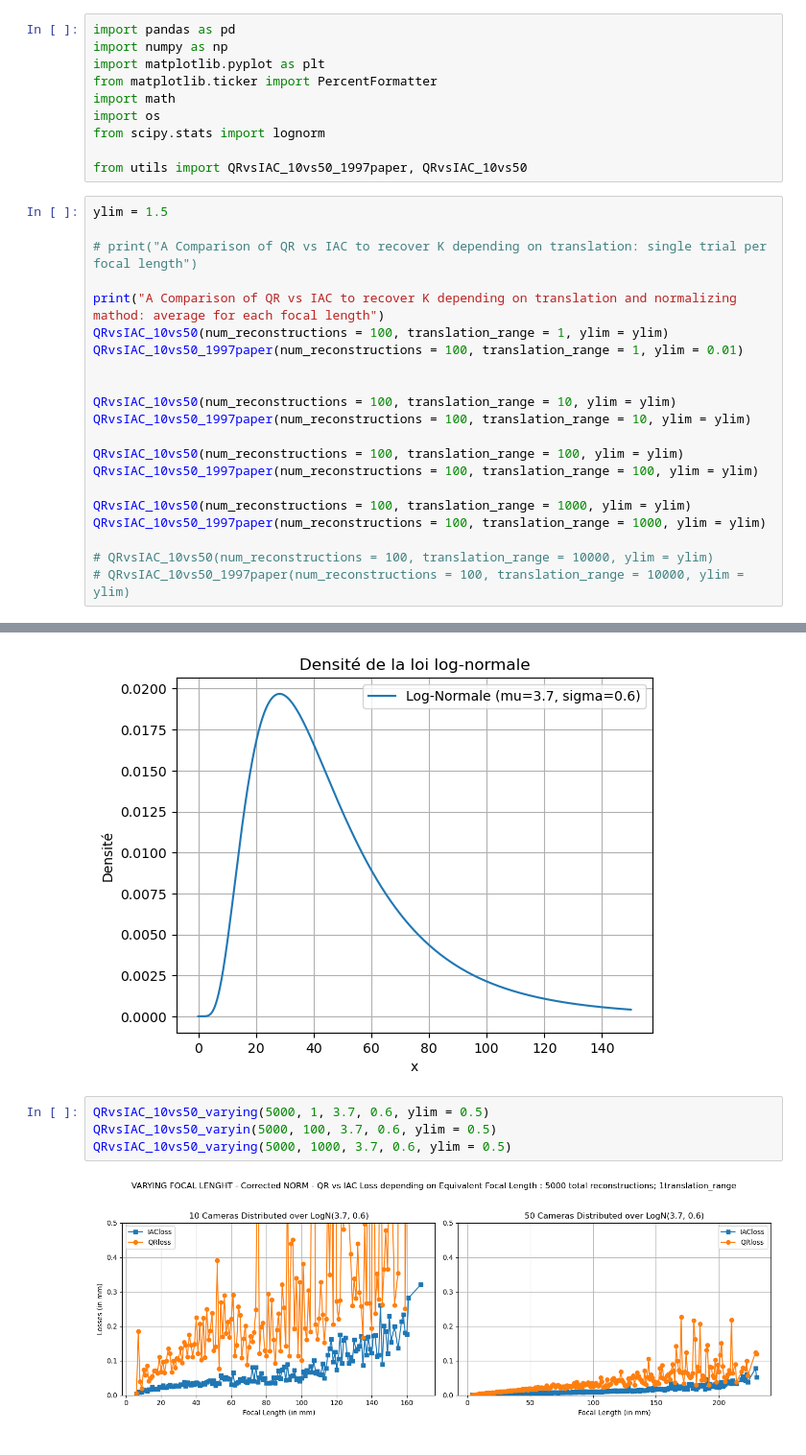
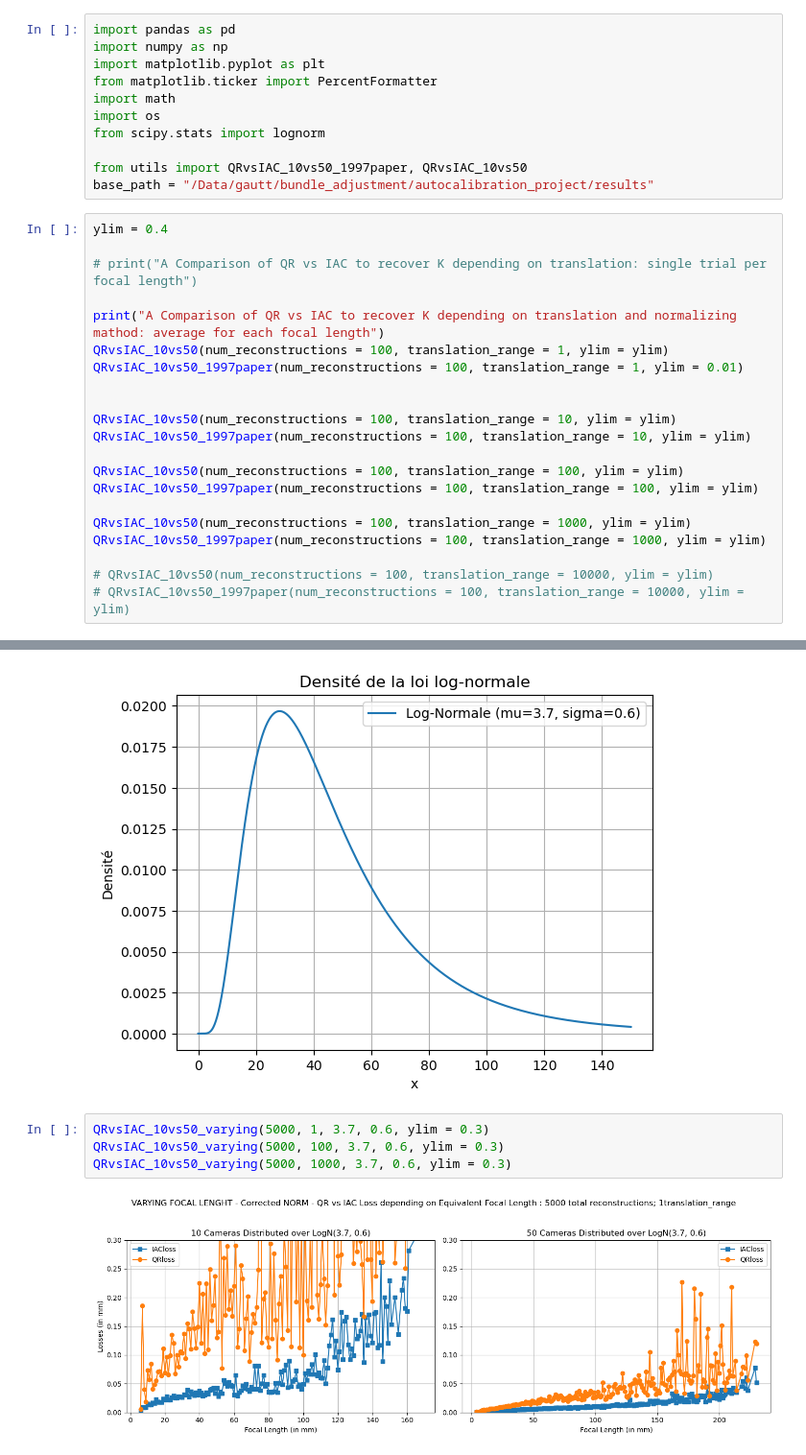
Before and after one commit to NickGtr/Autocalibration_IsolatedTesting, a Jupyter notebook: python/print_graphs.ipynb, the cells around one changed output, grey strips where cells are left out. Shown at 96% size. Cells and saved outputs as stored; diff of their text form.

```diff
--- a/python/print_graphs.ipynb
+++ b/python/print_graphs.ipynb
@@ -8,8 +8,9 @@ import os
 from scipy.stats import lognorm
 
 from utils import QRvsIAC_10vs50_1997paper, QRvsIAC_10vs50
+base_path = "/Data/gautt/bundle_adjustment/autocalibration_project/results"
 # %%
-ylim = 1.5
+ylim = 0.4
 
 # print("A Comparison of QR vs IAC to recover K depending on translation: single trial per focal length")
 
@@ -226,8 +227,8 @@ plt.show()
 # %% [output]
 [figure]
 # %%
-QRvsIAC_10vs50_varying(5000, 1, 3.7, 0.6, ylim = 0.5)
-QRvsIAC_10vs50_varyin(5000, 100, 3.7, 0.6, ylim = 0.5)
-QRvsIAC_10vs50_varying(5000, 1000, 3.7, 0.6, ylim = 0.5)
+QRvsIAC_10vs50_varying(5000, 1, 3.7, 0.6, ylim = 0.3)
+QRvsIAC_10vs50_varying(5000, 100, 3.7, 0.6, ylim = 0.3)
+QRvsIAC_10vs50_varying(5000, 1000, 3.7, 0.6, ylim = 0.3)
 # %% [output]
-[figure, old version]
+[figure, new version]
```
Also changed, not shown: parts of 7 cells of this notebook, 4 other files.
